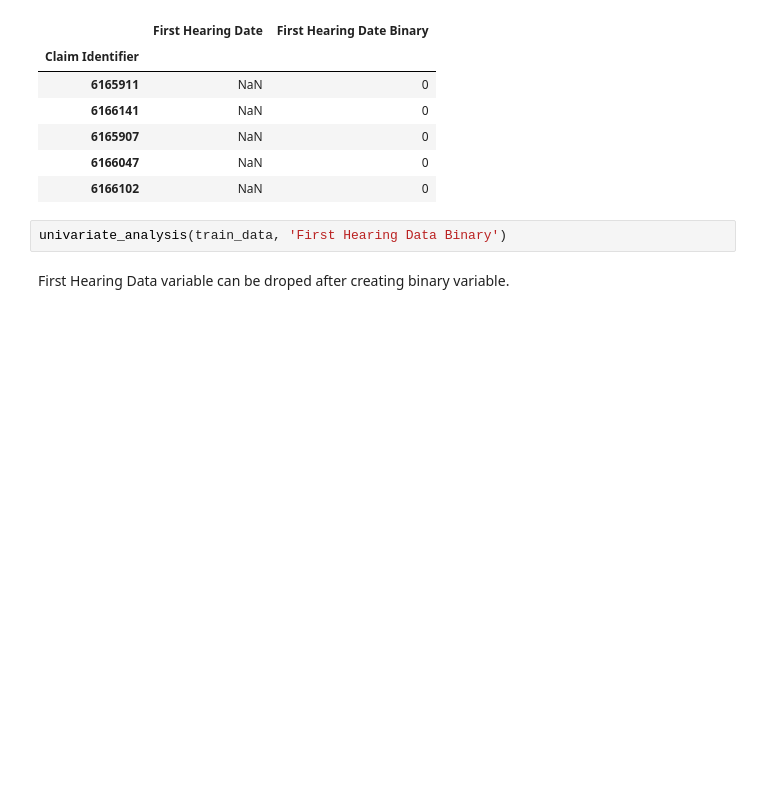
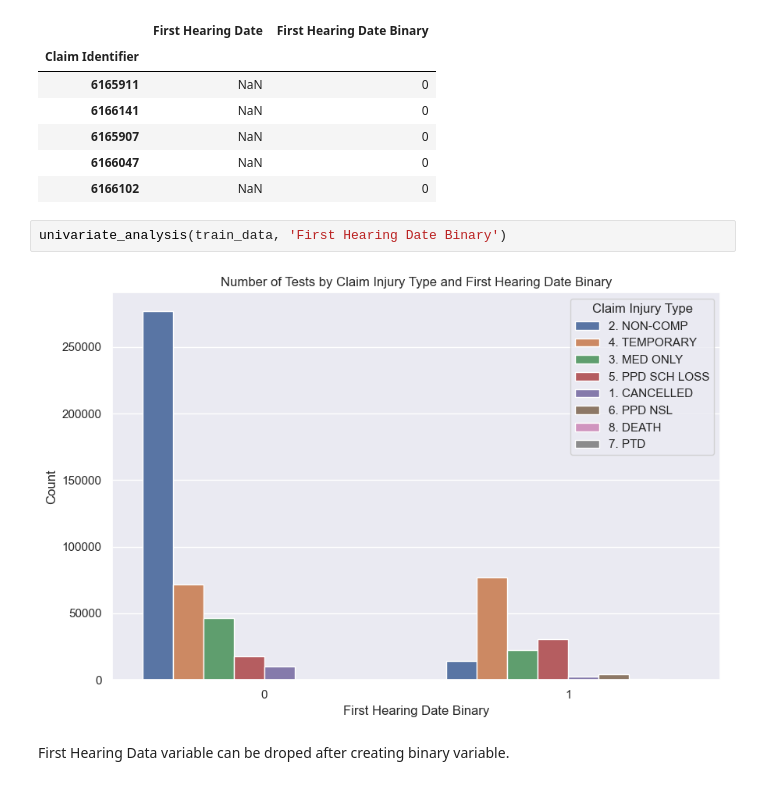
Before and after one commit to martarmb/ML_project_Group_31, a Jupyter notebook: EDA - ML v2 merged.ipynb, the cells around one changed output. Cells and saved outputs as stored; diff of their text form; blank space fills up the shorter version.

```diff
--- a/EDA - ML v2 merged.ipynb
+++ b/EDA - ML v2 merged.ipynb
@@ -471,7 +482,9 @@ test_data[['First Hearing Date', 'First Hearing Date Binary']].head()
 | 6166047 | NaN | 0 |
 | 6166102 | NaN | 0 |
 # %%
-univariate_analysis(train_data, 'First Hearing Data Binary')
+univariate_analysis(train_data, 'First Hearing Date Binary')
+# %% [output]
+[figure, added]
 # %% [markdown]
 First Hearing Data variable can be droped after creating binary variable.
 # %%
```
Also changed, not shown: parts of 13 cells of this notebook.
